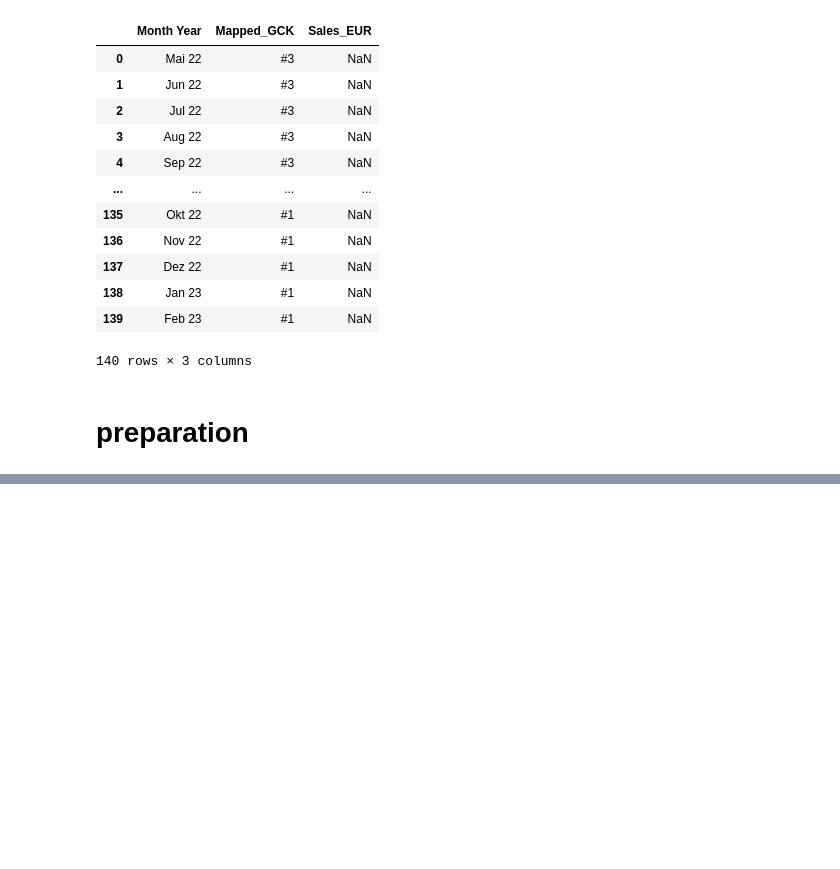
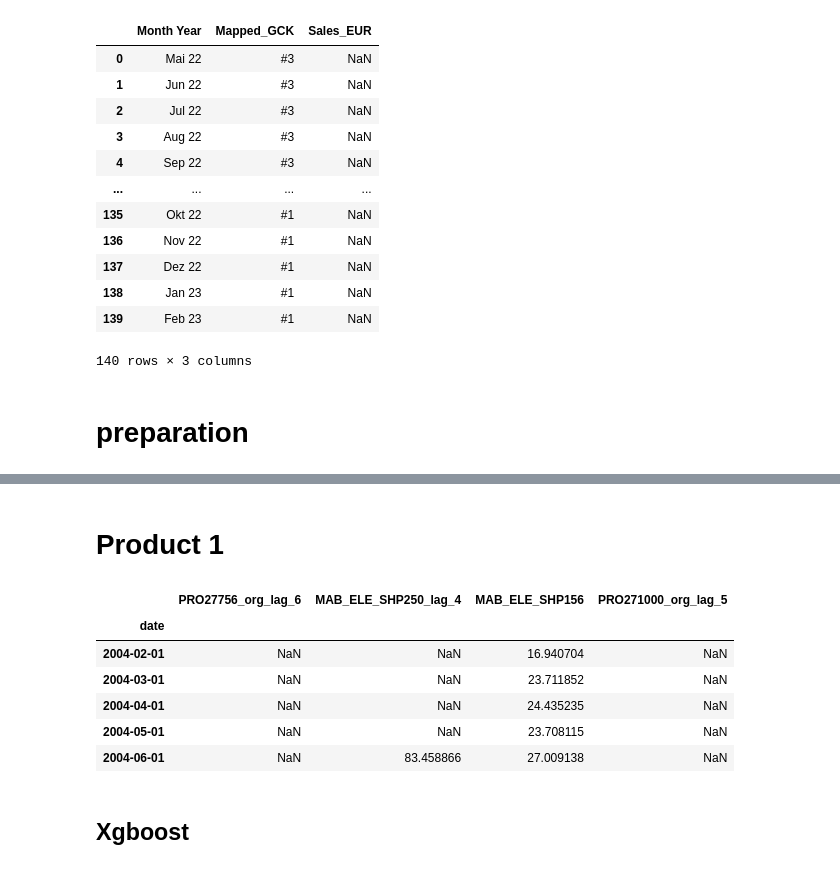
Before and after one commit to philippedut/BC_DA_Siemens, a Jupyter notebook: Notebooks/Models.ipynb, the cells around one changed output, grey strips where cells are left out. Saved outputs shown, nothing was run; the diff lists cells and outputs as text; code cells hidden in the pictures; blank space fills up the shorter version.

```diff
--- a/Notebooks/Models.ipynb
+++ b/Notebooks/Models.ipynb
@@ -111 +149,20 @@ test_set['Month Year'] = test_set['Month Year'].apply(parse_month_year)
+# %% [markdown]
+# Product 1
+# %%
+# selecte only the features that are selected in the feature selection step
+df_market_1 = df_market[selected_features_1]
+# creating lag sales features
+sales_agg1 = create_lag_features(sales_agg1, 10)
+sales_agg1.head()
+df_market_1.head()
+# %% [output]
+|  | PRO27756_org_lag_6 | MAB_ELE_SHP250_lag_4 | MAB_ELE_SHP156 | PRO271000_org_lag_5 |
+| date |  |  |  |  |
+| 2004-02-01 | NaN | NaN | 16.940704 | NaN |
+| 2004-03-01 | NaN | NaN | 23.711852 | NaN |
+| 2004-04-01 | NaN | NaN | 24.435235 | NaN |
+| 2004-05-01 | NaN | NaN | 23.708115 | NaN |
+| 2004-06-01 | NaN | 83.458866 | 27.009138 | NaN |
+# %% [markdown]
+## Xgboost
 # %%
```
Also changed, not shown: parts of 7 cells of this notebook, 17 other files.
